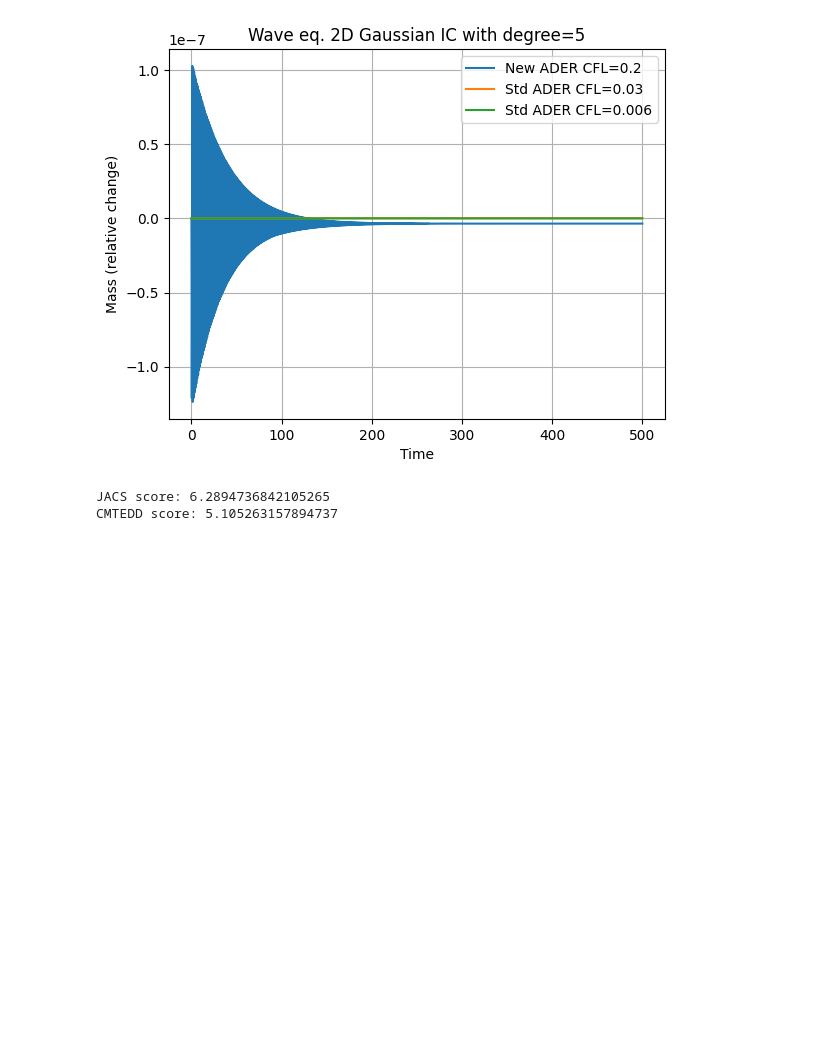
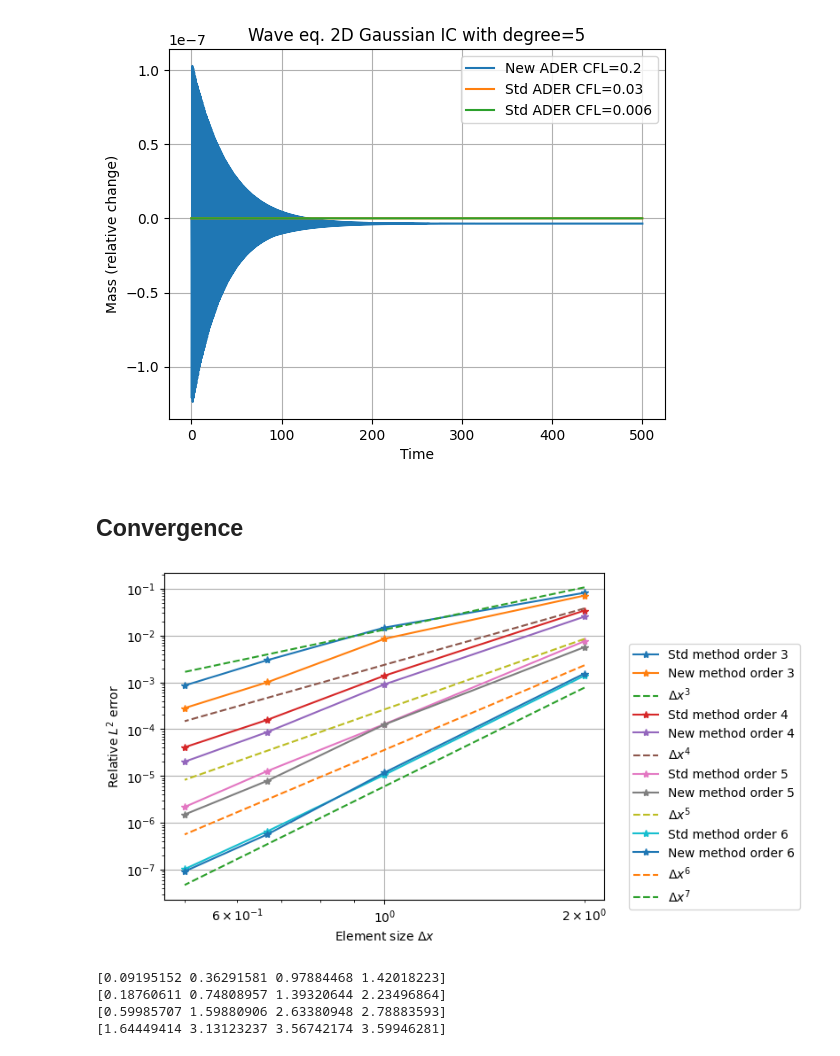
Before and after one commit to kieranricardo/ader-dg-transport, a Jupyter notebook: notebooks/wave-ader-gaussian-stability.ipynb, the cells around one changed output. Saved outputs shown, nothing was run; the diff lists cells and outputs as text; code cells hidden in the pictures; blank space fills up the shorter version.

```diff
--- a/notebooks/wave-ader-gaussian-stability.ipynb
+++ b/notebooks/wave-ader-gaussian-stability.ipynb
@@ -249,14 +249,8 @@ plt.legend()
 plt.grid()
 # %% [output]
 [figure]
-# %%
-weights = np.array([50, 20, 20, 20, 15, 15, 50])
-
-jacs_score = np.array([8, 10, 8, 4, 7, 5, 3.5])
-cmtedd_score = np.array([2, 5, 6, 10, 10, 10, 3])
-
-print('JACS score:', (jacs_score * weights).sum() / weights.sum())
-print('CMTEDD score:', (cmtedd_score * weights).sum() / weights.sum())
-# %% [output]
-JACS score: 6.2894736842105265
-CMTEDD score: 5.105263157894737
+# %% [markdown]
+## Convergence
+# %%
+tend = 10.0
+c = 1.0
@@ -262,0 +332,27 @@ CMTEDD score: 5.105263157894737
+# %%
+for o in orders:
+    plt.loglog(xlim / nxs, std_errors[o], '-*', label=f'Std method order {o}')
+    plt.loglog(xlim / nxs, new_errors[o], '-*', label=f'New method order {o}')
+
+    plt.loglog(xlim / nxs, 1.5 * new_errors[o][0] * (nxs[0] / nxs)**o, '--', label=f'$\\Delta x^{o}$')
+
+plt.loglog(xlim / nxs, 0.5 * new_errors[orders[-1]][0] * (nxs[0] / nxs)**(orders[-1]+1), '--', label=f'$\\Delta x^{orders[-1]+1}$')
+# plt.legend()
+plt.ylabel('Relative $L^2$ error')
+plt.xlabel('Element size $\Delta x$')
+plt.legend(loc='upper center', bbox_to_anchor=(1.25, 0.8),
+          fancybox=True, shadow=False, ncol=1)
+plt.grid()
+plt.savefig('wave-equation-2D-convergence.png', bbox_inches='tight')
+# %% [output]
+[figure, added]
+# %%
+print(std_wall_times[3] / new_wall_times[3])
+print(std_wall_times[4] / new_wall_times[4])
+print(std_wall_times[5] / new_wall_times[5])
+print(std_wall_times[6] / new_wall_times[6])
+# %% [output]
+[0.09195152 0.36291581 0.97884468 1.42018223]
+[0.18760611 0.74808957 1.39320644 2.23496864]
+[0.59985707 1.59880906 2.63380948 2.78883593]
+[1.64449414 3.13123237 3.56742174 3.59946281]
```
Also changed, not shown: parts of 13 cells of this notebook, 8 other files.
